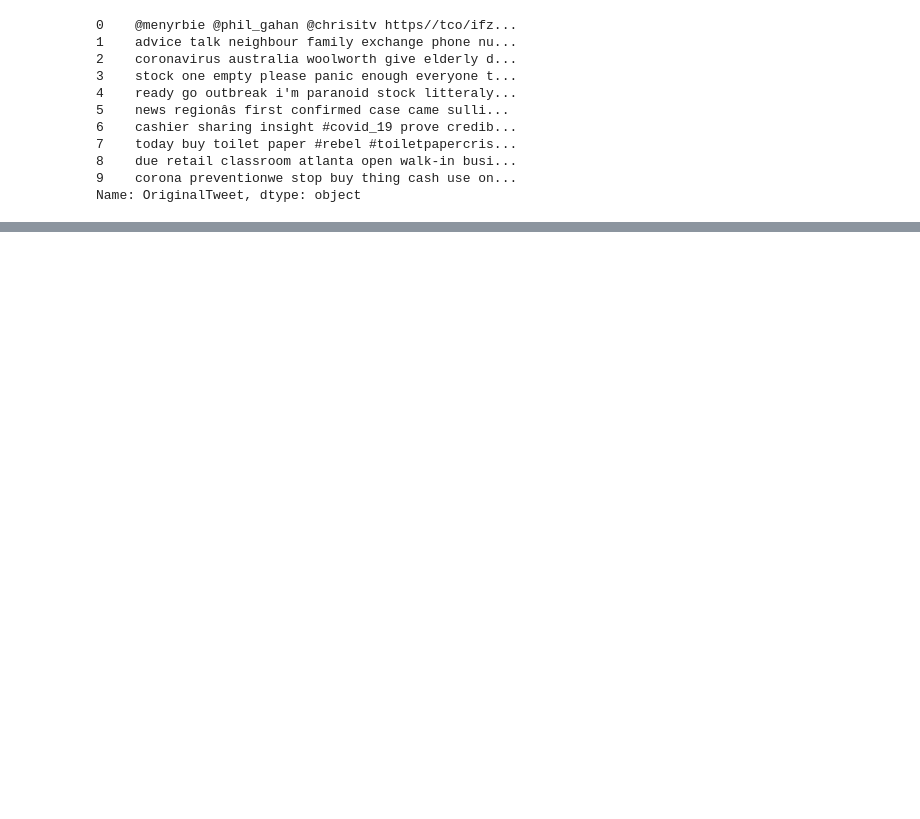
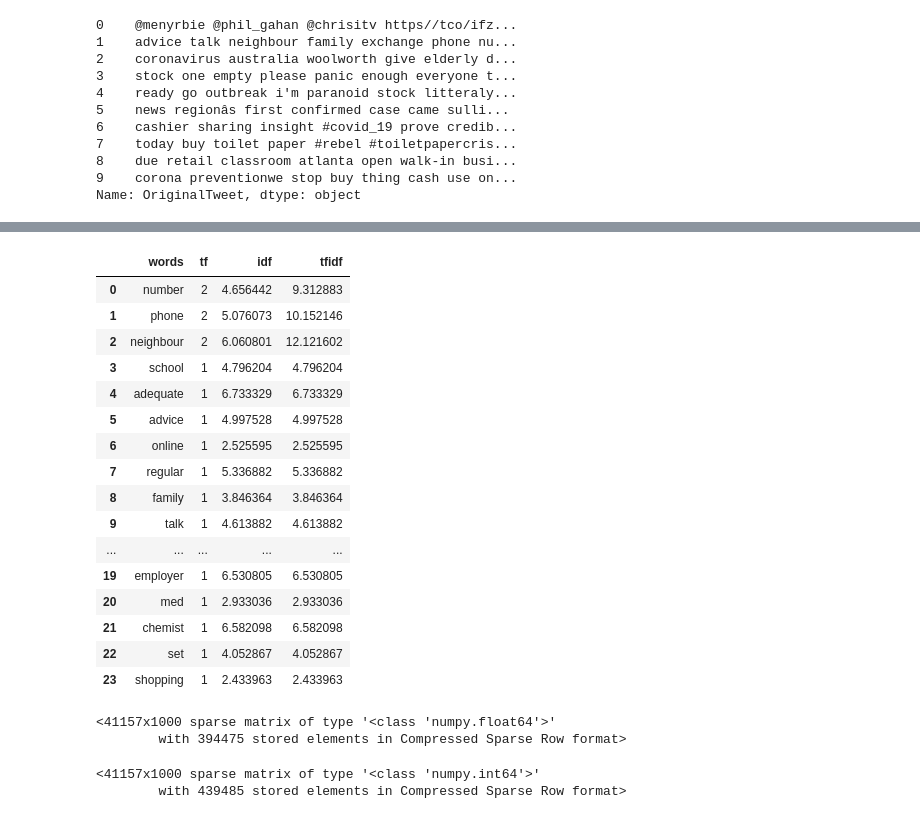
Before and after one commit to mxnogala/Api_w_eksploracji_danych_CDV, a Jupyter notebook: Covid-19-Text-Classification.ipynb, the cells around one changed output, grey strips where cells are left out. Cells and saved outputs as stored; diff of their text form; code cells hidden in the pictures; blank space fills up the shorter version.

```diff
--- a/Covid-19-Text-Classification.ipynb
+++ b/Covid-19-Text-Classification.ipynb
@@ -428,0 +329,4 @@ Name: sentiment, dtype: float64
+# %%
+tf1 = (train['OriginalTweet'][1:2]).apply(lambda x: pd.value_counts(x.split(" "))).sum(axis = 0).reset_index()
+tf1.columns = ['words','tf']
+tf1
@@ -428,0 +351,4 @@ Name: sentiment, dtype: float64
+# %%
+for i,word in enumerate(tf1['words']):
+  tf1.loc[i, 'idf'] = np.log(train.shape[0]/(len(train[train['OriginalTweet'].str.contains(word)])))
+tf1
@@ -428,0 +373,39 @@ Name: sentiment, dtype: float64
+# %%
+tf1['tfidf'] = tf1['tf'] * tf1['idf']
+tf1
+# %% [output]
+|  | words | tf | idf | tfidf |
+| 0 | number | 2 | 4.656442 | 9.312883 |
+| 1 | phone | 2 | 5.076073 | 10.152146 |
+| 2 | neighbour | 2 | 6.060801 | 12.121602 |
+| 3 | school | 1 | 4.796204 | 4.796204 |
+| 4 | adequate | 1 | 6.733329 | 6.733329 |
+| 5 | advice | 1 | 4.997528 | 4.997528 |
+| 6 | online | 1 | 2.525595 | 2.525595 |
+| 7 | regular | 1 | 5.336882 | 5.336882 |
+| 8 | family | 1 | 3.846364 | 3.846364 |
+| 9 | talk | 1 | 4.613882 | 4.613882 |
+| ... | ... | ... | ... | ... |
+| 19 | employer | 1 | 6.530805 | 6.530805 |
+| 20 | med | 1 | 2.933036 | 2.933036 |
+| 21 | chemist | 1 | 6.582098 | 6.582098 |
+| 22 | set | 1 | 4.052867 | 4.052867 |
+| 23 | shopping | 1 | 2.433963 | 2.433963 |
+# %%
+from sklearn.feature_extraction.text import TfidfVectorizer
+tfidf = TfidfVectorizer(max_features=1000, lowercase=True, analyzer='word',
+ stop_words= 'english',ngram_range=(1,1))
+train_vect = tfidf.fit_transform(train['OriginalTweet'])
+
+train_vect
+# %% [output]
+<41157x1000 sparse matrix of type '<class 'numpy.float64'>'
+        with 394475 stored elements in Compressed Sparse Row format>
+# %%
+from sklearn.feature_extraction.text import CountVectorizer
+bow = CountVectorizer(max_features=1000, lowercase=True, ngram_range=(1,1),analyzer = "word")
+train_bow = bow.fit_transform(train['OriginalTweet'])
+train_bow
+# %% [output]
+<41157x1000 sparse matrix of type '<class 'numpy.int64'>'
+        with 439485 stored elements in Compressed Sparse Row format>
```
Also changed, not shown: parts of 22 cells of this notebook.
